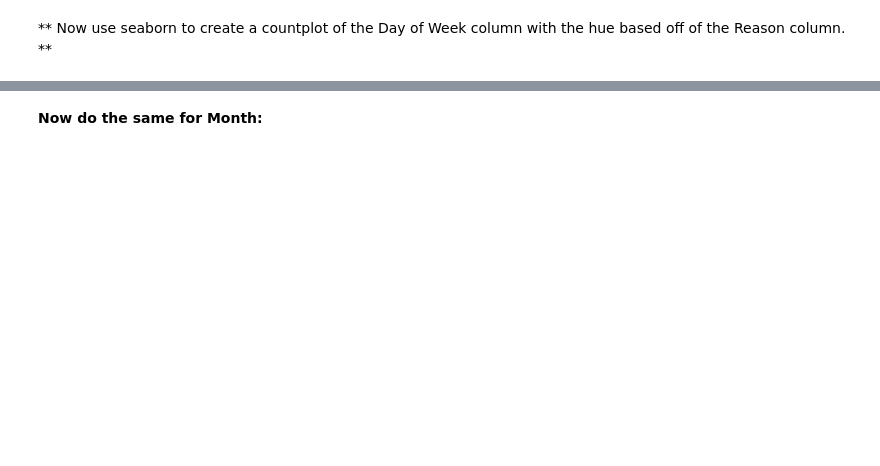
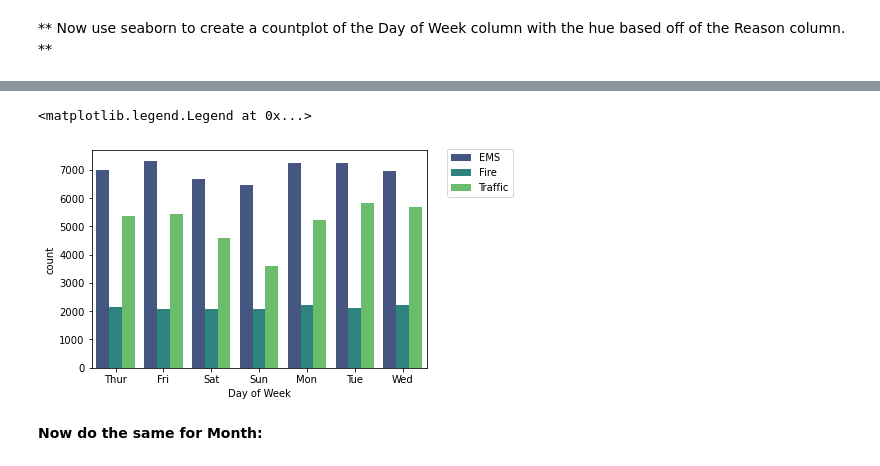
Before and after one commit to ayanamarsh/try-github, a Jupyter notebook: 01-911 Calls Data Capstone Project.ipynb, the cells around one changed output, grey strips where cells are left out. Saved outputs shown, nothing was run; the diff lists cells and outputs as text; code cells hidden in the pictures; blank space fills up the shorter version.

```diff
--- a/01-911 Calls Data Capstone Project.ipynb
+++ b/01-911 Calls Data Capstone Project.ipynb
@@ -121,5 +134,7 @@ str
 # %% [markdown]
 ** You should have seen that these timestamps are still strings. Use [pd.to_datetime](http://pandas.pydata.org/pandas-docs/stable/generated/pandas.to_datetime.html) to convert the column from strings to DateTime objects. **
+# %%
+df["timeStamp"] = pd.to_datetime(df["timeStamp"])
 # %% [markdown]
 ** You can now grab specific attributes from a Datetime object by calling them. For example:**
 
@@ -129,0 +151,6 @@ str
+# %%
+df["Hour"] = df["timeStamp"].apply(lambda x : x.hour)
+df ["Month"] = df["timeStamp"].apply(lambda x : x.month)
+df["Day of Week"] = df["timeStamp"].apply(lambda x : x.dayofweek)
+
+df.head(2)
@@ -131,3 +162,8 @@ str
 ** Notice how the Day of Week is an integer 0-6. Use the .map() with this dictionary to map the actual string names to the day of the week: **
 
     dmap = {0:'Mon',1:'Tue',2:'Wed',3:'Thu',4:'Fri',5:'Sat',6:'Sun'}
+# %%
+dmap = {0: "Mon", 1: "Tue", 2: "Wed", 3: "Thur", 4: "Fri", 5: "Sat", 6: "Sun"}
+# %%
+df["Day of Week"] = df["Day of Week"].map(dmap)
+df.head(2)
@@ -140,2 +176,9 @@ str
+# %%
+sns.countplot(x = "Day of Week", data = df, hue = "Reason", palette = "viridis")
+
+plt.legend(bbox_to_anchor =(1,1.1), loc = 2, borderaxespad = 2)
+# %% [output]
+<matplotlib.legend.Legend at 0x...>
+[figure, added]
 # %% [markdown]
 **Now do the same for Month:**
```
Also changed, not shown: parts of 47 cells of this notebook.
